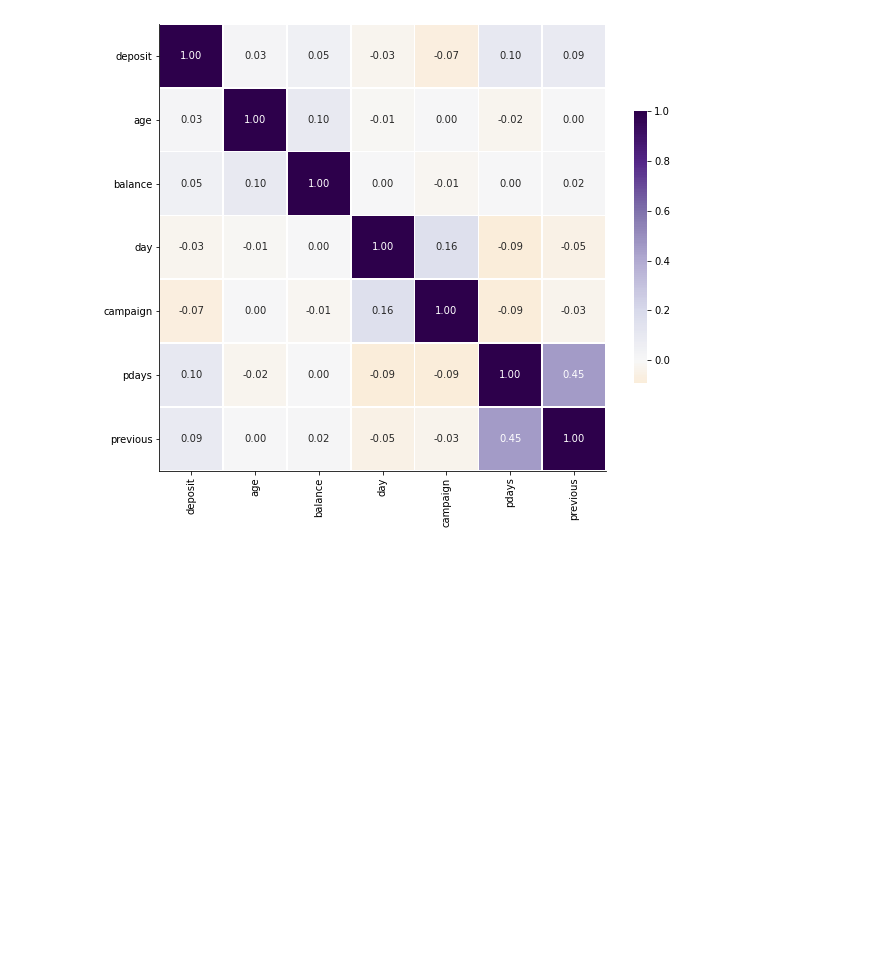
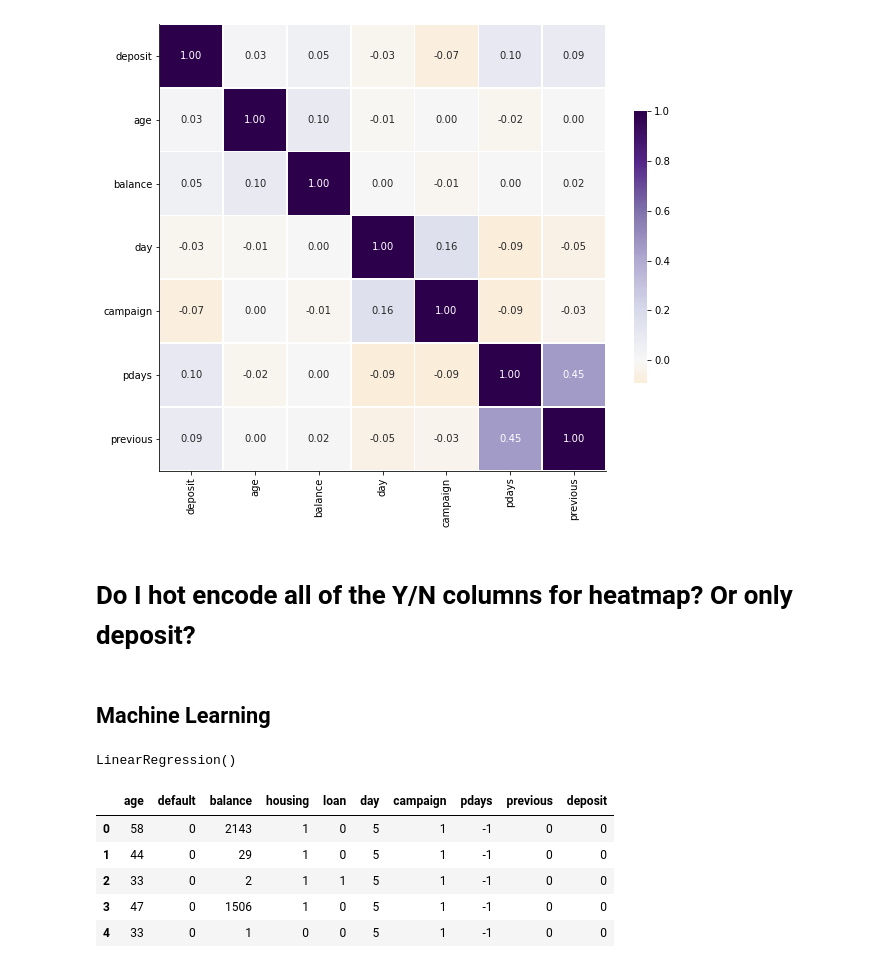
Before and after one commit to jasmineregner/Predictive-Marketing, a Jupyter notebook: bank_marketing.ipynb, the cells around one changed output. Drawn from its saved outputs; the diff is of its cells as text; code cells hidden in the pictures; blank space fills up the shorter version.

```diff
--- a/bank_marketing.ipynb
+++ b/bank_marketing.ipynb
@@ -612,3 +612,7 @@ ax.figure.set_size_inches(10,10)
 plt.show()
 # %% [output]
 [figure]
+# %% [markdown]
+# Do I hot encode all of the Y/N columns for heatmap?  Or only deposit?
+# %% [markdown]
+## Machine Learning
@@ -614,0 +626,22 @@ plt.show()
+# %%
+# response variable for price predictions
+Y = ml_df['deposit']
+
+# our features for price
+X = ml_df.drop(['deposit'], axis=1)
+
+from sklearn.linear_model import LinearRegression
+lm = LinearRegression()
+
+lm.fit(X,Y)
+# %% [output]
+LinearRegression()
+# %%
+ml_df.head()
+# %% [output]
+|  | age | default | balance | housing | loan | day | campaign | pdays | previous | deposit |
+| 0 | 58 | 0 | 2143 | 1 | 0 | 5 | 1 | -1 | 0 | 0 |
+| 1 | 44 | 0 | 29 | 1 | 0 | 5 | 1 | -1 | 0 | 0 |
+| 2 | 33 | 0 | 2 | 1 | 1 | 5 | 1 | -1 | 0 | 0 |
+| 3 | 47 | 0 | 1506 | 1 | 0 | 5 | 1 | -1 | 0 | 0 |
+| 4 | 33 | 0 | 1 | 0 | 0 | 5 | 1 | -1 | 0 | 0 |
```
Also changed, not shown: parts of 9 cells of this notebook.
